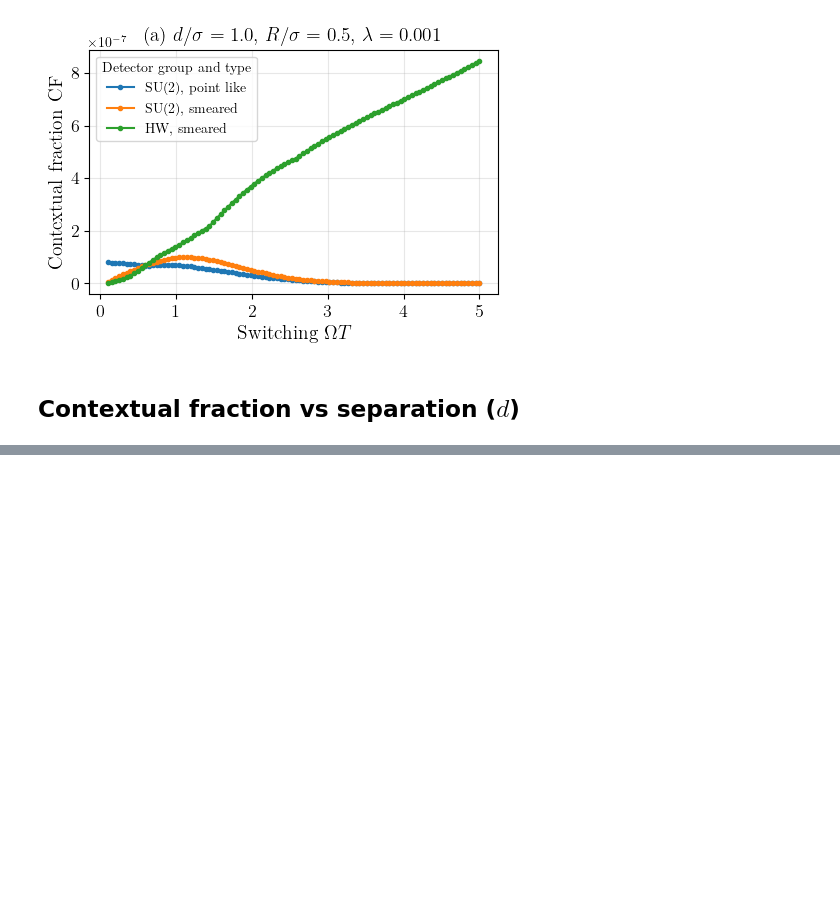
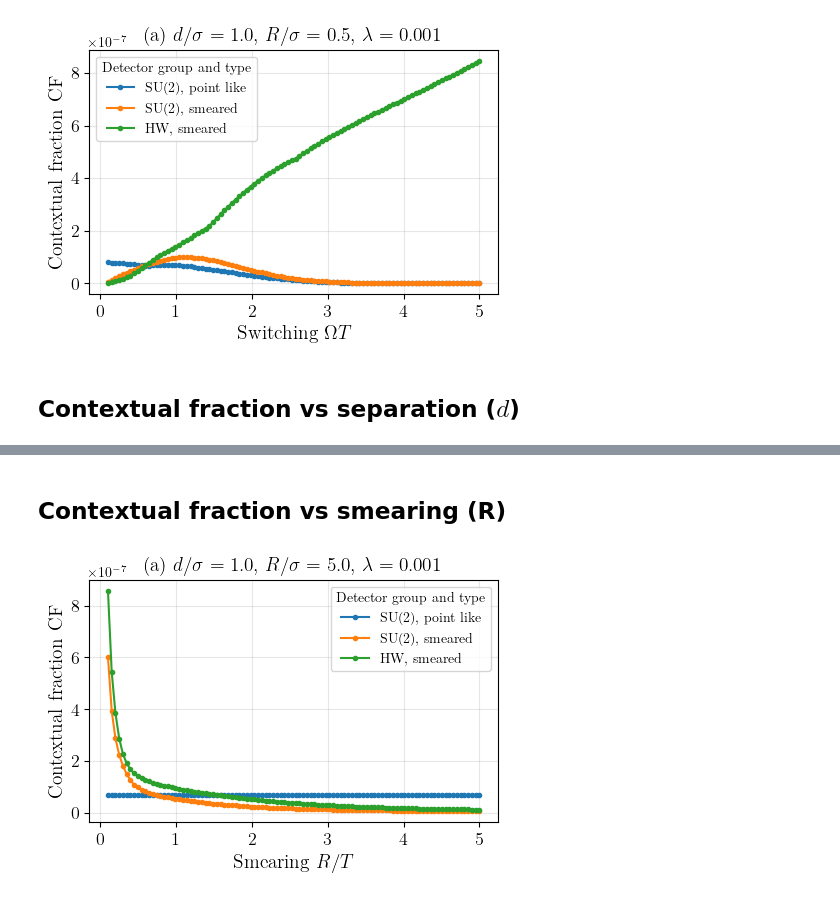
Before and after one commit to Sanchit-Srivastava/contextuality_from_the_vacuum, a Jupyter notebook: notebooks/main_plots.ipynb, the cells around one changed output, grey strips where cells are left out. Saved outputs shown, nothing was run; the diff lists cells and outputs as text; code cells hidden in the pictures; blank space fills up the shorter version.

```diff
--- a/notebooks/main_plots.ipynb
+++ b/notebooks/main_plots.ipynb
@@ -295,0 +301,68 @@ plt.show()
+# %% [markdown]
+## Contextual fraction vs smearing (R)
+# %%
+'''This cell generates the plots for contextual fraction vs separation for different detector types.'''
+
+
+# Fixed parameters
+gap = 1.0
+switching = 1.0
+separation = 1.0
+lam = 1e-3
+regulator = 1.0
+regularization = "heaviside"  # used by Q_term but detector_type/group decide which terms contribute
+
+group_types = [("SU2", "point_like"), ("SU2", "smeared"), ("HW", "smeared")]
+labels = {
+    ("SU2", "point_like"): "SU(2), point like",
+    ("SU2", "smeared"): "SU(2), smeared",
+    ("HW", "smeared"): "HW, smeared"
+}
+
+plt.figure(figsize=(4.8,3.6))
+
+# Sweep gaps
+smearing_values = np.linspace(0.1, 5, 100)  # avoid zero to keep numerics well-behaved
+
+
+for group, detector_type in group_types:
+    cf_vals = []
+    for smearing in smearing_values:
+        rho = detector_state(
+            gap=gap,
+            switching=switching,
+            separation=separation,
+            regulator=regulator,
+            smearing=smearing,
+            regularization=regularization,
+            detector_type=detector_type,
+            group=group,
+            lam=lam,
+        )
+        if is_valid_state(rho):
+            res = contextual_fraction(rho)
+            if not res.get("success", False):
+                cf_vals.append(np.nan)
+            else:
+                cf_vals.append(res.get("b", np.nan))
+        else:
+            print("Invalid state detected at d =", separation)
+            validate_and_print(rho)
+            break
+
+    cf_vals = np.array(cf_vals) #deleted division by lambda^2
+    plt.plot(smearing_values, cf_vals, marker=".", lw=1.5, label=labels[(group, detector_type)])
+
+
+plt.xlabel(r"{Smearing} $R/T$",fontsize=14)
+plt.ylabel(r"{Contextual fraction} CF",fontsize=14)
+plt.title(rf"(a) $d/\sigma={separation}$, $R/\sigma={smearing}$, $\lambda={lam}$",fontsize=14)
+plt.xticks(fontsize=13)
+plt.yticks(fontsize=13)
+plt.grid(True, alpha=0.3)
+plt.legend(title="Detector group and type")
+plt.tight_layout()
+# plt.savefig("contextual_fraction_vs_gap_different_models.pdf")
+plt.show()
+# %% [output]
+[figure, added]
```
Also changed, not shown: parts of 2 cells of this notebook.
